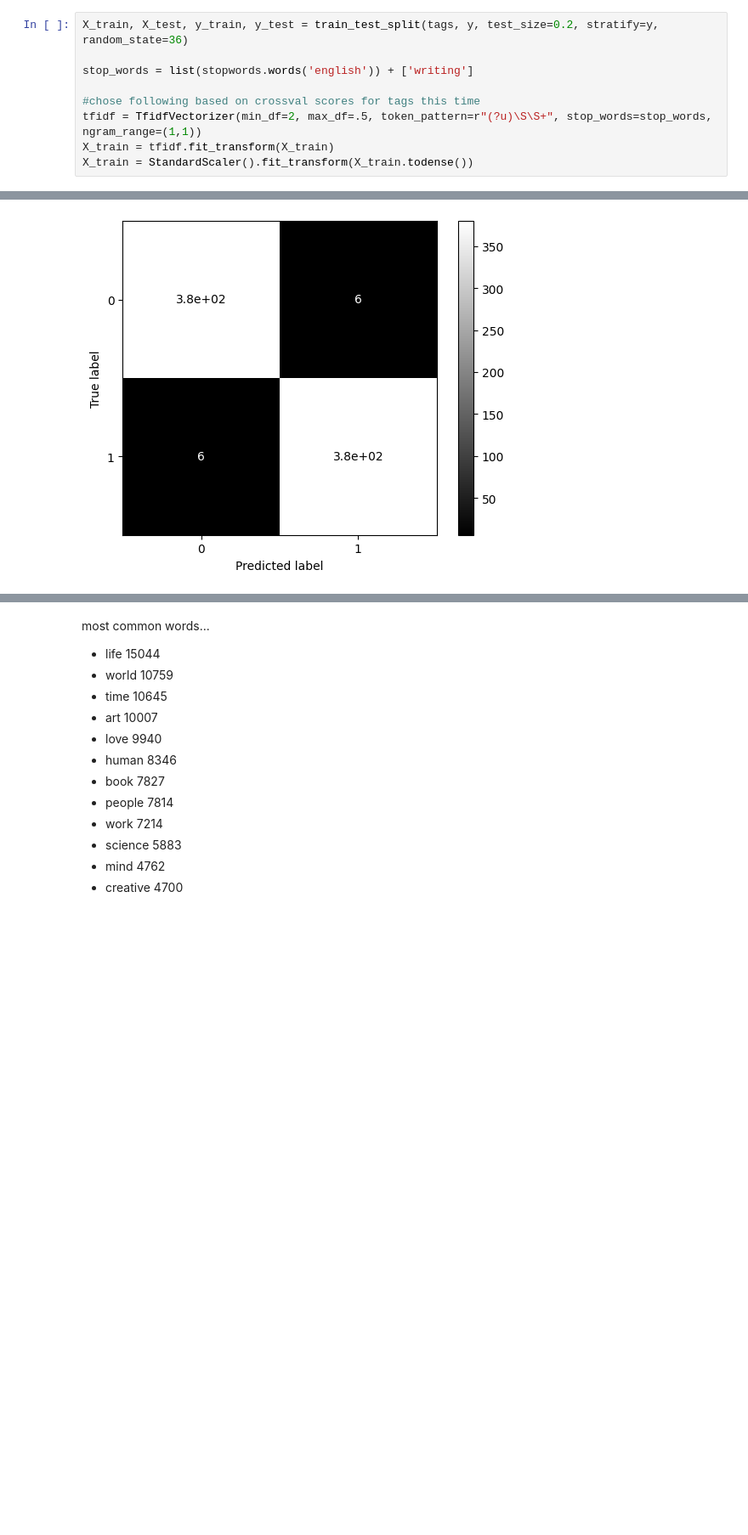
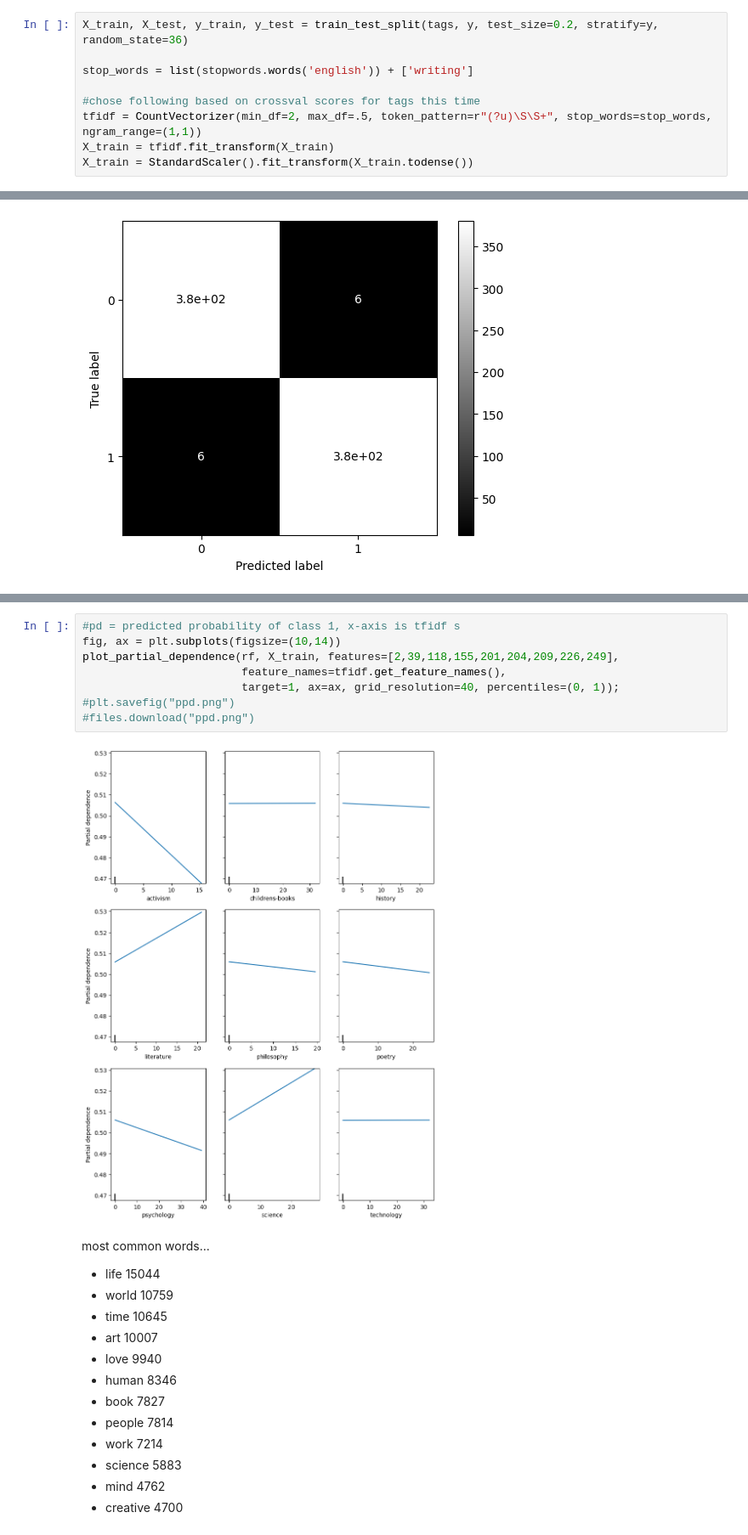
Before and after one commit to konstanzer/brainpickings-nlp, a Jupyter notebook: brain_pickings_NLP1.ipynb, the cells around one changed output, grey strips where cells are left out. Shown: that part at 85% size. Drawn from its saved outputs; the diff is of its cells as text; blank space fills up the shorter version.

```diff
--- a/brain_pickings_NLP1.ipynb
+++ b/brain_pickings_NLP1.ipynb
@@ -187,7 +192,7 @@ X_train, X_test, y_train, y_test = train_test_split(tags, y, test_size=0.2, stra
 stop_words = list(stopwords.words('english')) + ['writing']
 
 #chose following based on crossval scores for tags this time
-tfidf = TfidfVectorizer(min_df=2, max_df=.5, token_pattern=r"(?u)\S\S+", stop_words=stop_words, ngram_range=(1,1))
+tfidf = CountVectorizer(min_df=2, max_df=.5, token_pattern=r"(?u)\S\S+", stop_words=stop_words, ngram_range=(1,1))
 X_train = tfidf.fit_transform(X_train)
 X_train = StandardScaler().fit_transform(X_train.todense())
 # %%
@@ -226,3 +245,13 @@ F1: 0.98
+# %%
+#pd = predicted probability of class 1, x-axis is tfidf s
+fig, ax = plt.subplots(figsize=(10,14))
+plot_partial_dependence(rf, X_train, features=[2,39,118,155,201,204,209,226,249],
+                        feature_names=tfidf.get_feature_names(),
+                        target=1, ax=ax, grid_resolution=40, percentiles=(0, 1));
+#plt.savefig("ppd.png")
+#files.download("ppd.png")
+# %% [output]
+[figure, added]
 # %% [markdown]
 most common words...
 * life       15044
```
Also changed, not shown: parts of 12 cells of this notebook.
